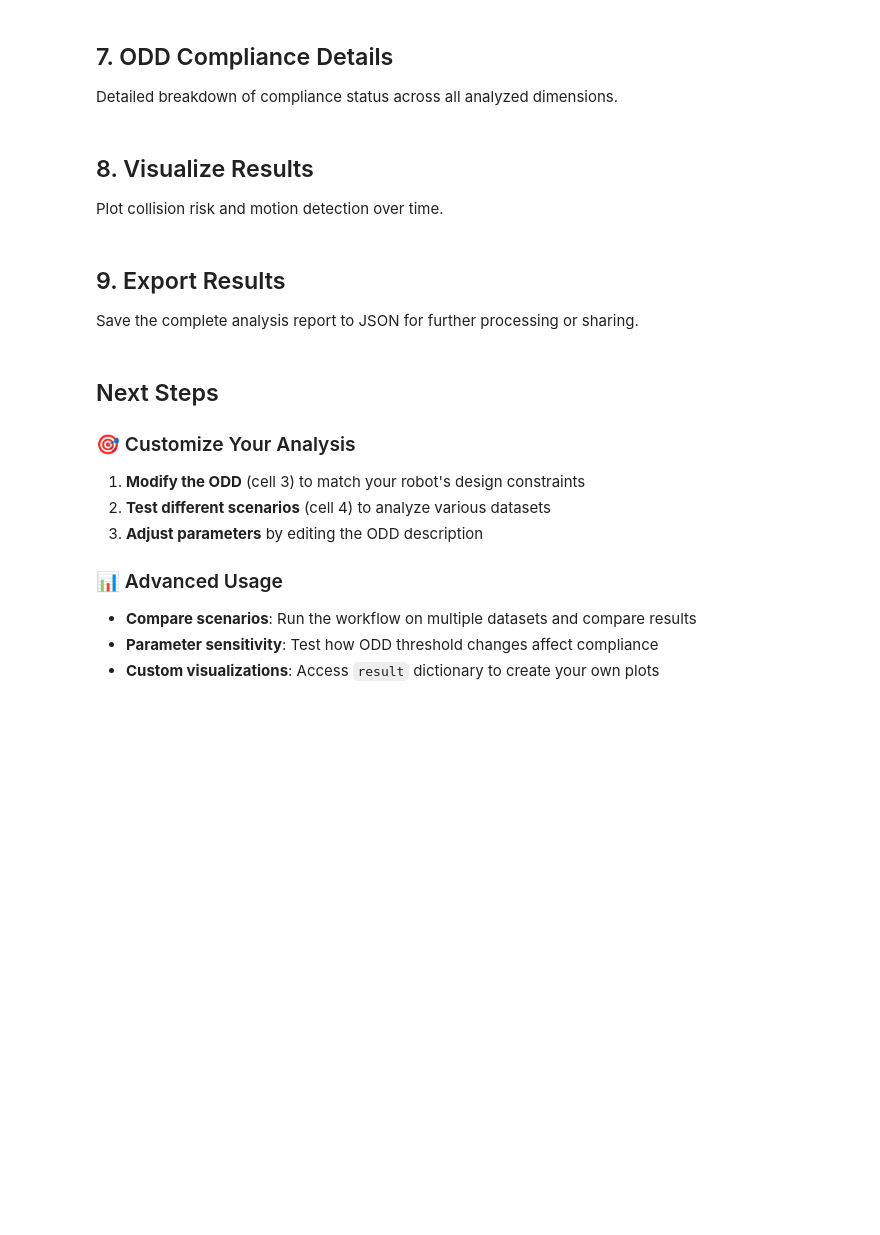
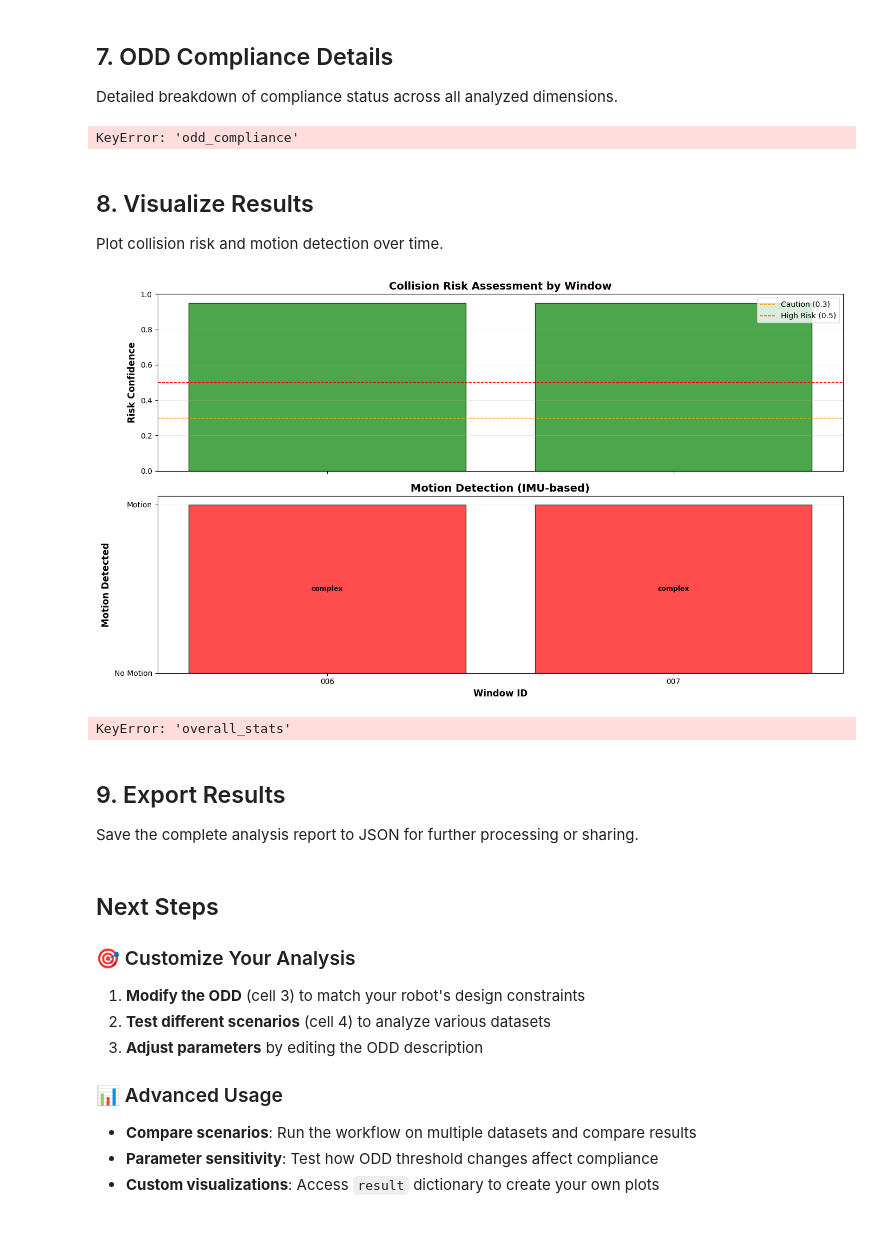
Before and after one commit to danmartinez78/go2-odd-observer, a Jupyter notebook: notebooks/odd_analysis_demo.ipynb, the cells around one changed output. Saved outputs shown, nothing was run; the diff lists cells and outputs as text; code cells hidden in the pictures; blank space fills up the shorter version.

```diff
--- a/notebooks/odd_analysis_demo.ipynb
+++ b/notebooks/odd_analysis_demo.ipynb
@@ -217,10 +254,10 @@ else:
             print("✅ ANALYSIS COMPLETE!")
             print("=" * 80)
 
-            # Quick summary
+            # Quick summary - fix double nesting issue
             report = result.get('report', {})
             metadata = report.get('scenario_metadata', {})
-            compliance_data = result.get('full_analysis', {}).get('odd_compliance', {}).get('odd_compliance', {})
+            compliance_data = result.get('full_analysis', {}).get('odd_compliance', {})
 
             print(f"\n📊 Summary:")
             print(f"   • Windows analyzed: {metadata.get('total_windows_analyzed', 'N/A')}")
@@ -275,7 +414,8 @@ else:
 Detailed breakdown of compliance status across all analyzed dimensions.
 # %%
 if result:
-    compliance_data = result['full_analysis']['odd_compliance']['odd_compliance']
+    # Access compliance data from the correct path
+    compliance_data = result.get('full_analysis', {}).get('odd_compliance', {})
 
     print("=" * 80)
     print("ODD COMPLIANCE ANALYSIS")
@@ -319,6 +459,8 @@ if result:
         print(f"{icon} {axis:30s} → {status}")
 else:
     print("⚠️ No results available. Please run the workflow first (cell 5).")
+# %% [output]
+KeyError: 'odd_compliance'
 # %% [markdown]
 ## 8. Visualize Results
 
@@ -328,10 +470,13 @@ if result:
     import matplotlib.pyplot as plt
     import numpy as np
 
-    # Extract data
-    full_analysis = result['full_analysis']
-    collision_events = full_analysis['collision']['collision_events']
-    motion_windows = full_analysis['motion']['per_window_motion']
+    # Extract data from the correct paths
+    full_analysis = result.get('full_analysis', {})
+    collision_data = full_analysis.get('collision', {})
+    motion_data = full_analysis.get('motion', {})
+
+    collision_events = collision_data.get('collision_events', [])
+    motion_windows = motion_data.get('per_window_motion', [])
 
     if collision_events and motion_windows:
         # Prepare data
@@ -364,35 +509,38 @@ if result:
 
         # Add motion type labels
         for i, (detected, mtype) in enumerate(zip(motion_detected, motion_types)):
             if detected:
                 ax2.text(i, 0.5, mtype, ha='center', va='center', fontsize=9, fontweight='bold')
 
         ax2.set_ylabel('Motion Detected', fontsize=12, fontweight='bold')
         ax2.set_xlabel('Window ID', fontsize=12, fontweight='bold')
         ax2.set_title('Motion Detection (IMU-based)', fontsize=14, fontweight='bold')
         ax2.set_xticks(range(len(windows)))
         ax2.set_xticklabels(windows)
         ax2.set_yticks([0, 1])
         ax2.set_yticklabels(['No Motion', 'Motion'])
         ax2.grid(axis='y', alpha=0.3)
 
         plt.tight_layout()
         plt.show()
 
-        # Print statistics
-        motion_stats = full_analysis['motion']['overall_stats']
+        # Print statistics - use .get() to handle missing keys gracefully
+        motion_stats = motion_data.get('overall_stats', {})
 
         print()
         print("📊 STATISTICS:")
         print("-" * 80)
         print(f"Motion - Detection rate: {motion_stats.get('motion_detection_rate', 0)*100:.1f}%")
         print(f"Motion - Max accel: {motion_stats.get('max_horizontal_accel_mps2', 0):.4f} m/s²")
         print(f"Motion - Max angular vel: {motion_stats.get('max_angular_velocity_radps', 0):.4f} rad/s")
         print(f"Motion - Assessment: {motion_stats.get('overall_assessment', 'N/A')}")
     else:
         print("⚠️ No per-window data available for visualization")
 else:
     print("⚠️ No results available. Please run the workflow first (cell 5).")
+# %% [output]
+[figure, added]
+KeyError: 'overall_stats'
 # %% [markdown]
 ## 9. Export Results
 
```
Also changed, not shown: parts of 8 cells of this notebook.
